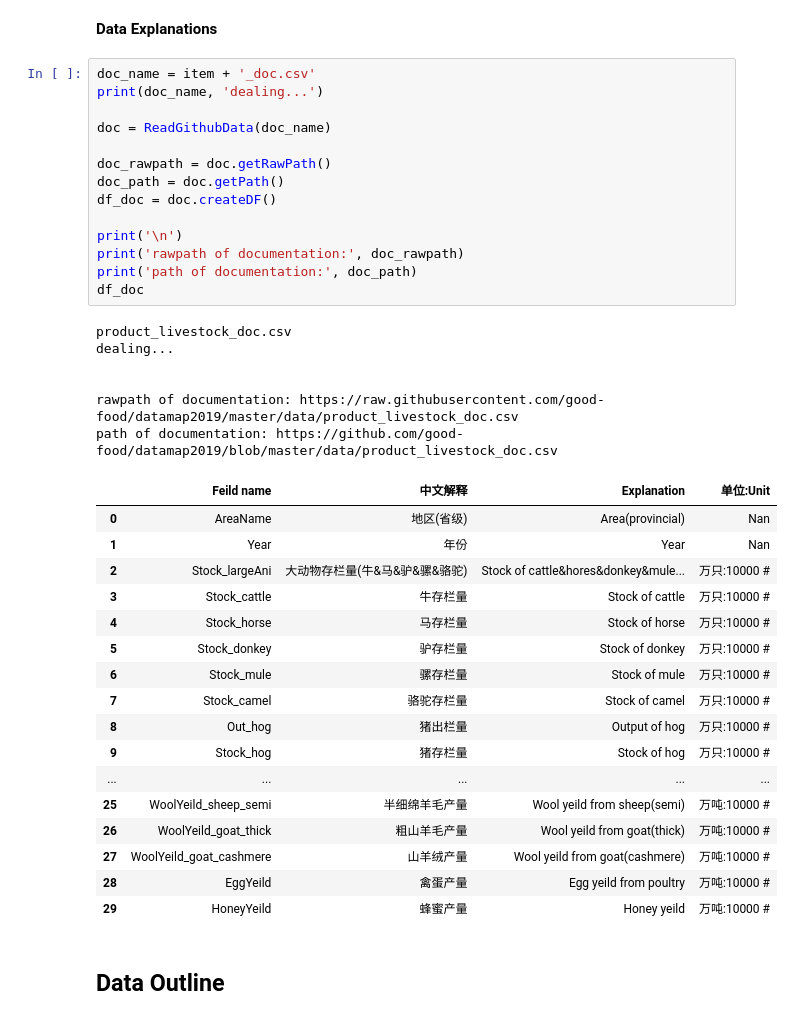
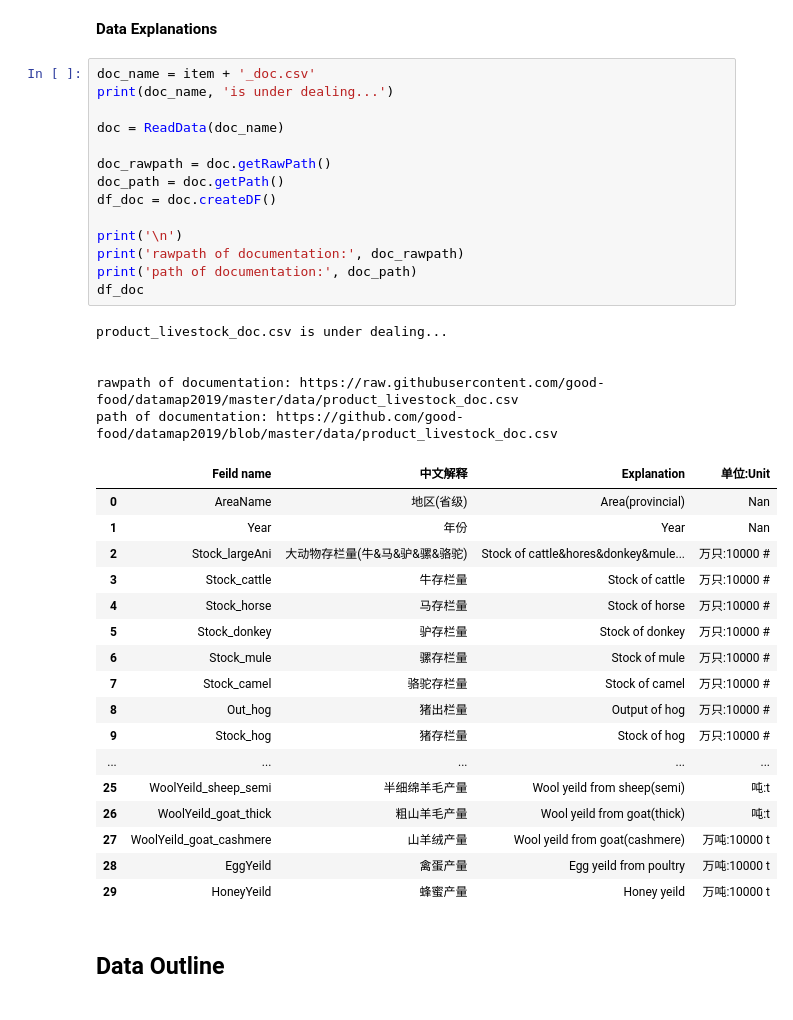
Before and after one commit to meatatlas/datamap2019, a Jupyter notebook: livestock_cleaning.ipynb, the cells around one changed output. Saved outputs shown, nothing was run; the diff lists cells and outputs as text.

Commit message:
product_livestock_doc.csv form optimized

```diff
--- a/livestock_cleaning.ipynb
+++ b/livestock_cleaning.ipynb
@@ -128,42 +121,41 @@ path of data: https://github.com/good-food/datamap2019/blob/master/data/product_
 **Data Explanations**
 # %%
 doc_name = item + '_doc.csv'
-print(doc_name, 'dealing...')
+print(doc_name, 'is under dealing...')
 
-doc = ReadGithubData(doc_name)
+doc = ReadData(doc_name)
 
 doc_rawpath = doc.getRawPath()
 doc_path = doc.getPath()
 df_doc = doc.createDF()
 
 print('\n')
 print('rawpath of documentation:', doc_rawpath)
 print('path of documentation:', doc_path)
 df_doc
 # %% [output]
-product_livestock_doc.csv
-dealing...
+product_livestock_doc.csv is under dealing...
 
 
 rawpath of documentation: https://raw.githubusercontent.com/good-food/datamap2019/master/data/product_livestock_doc.csv
 path of documentation: https://github.com/good-food/datamap2019/blob/master/data/product_livestock_doc.csv
 |  | Feild name | 中文解释 | Explanation | 单位:Unit |
 | 0 | AreaName | 地区(省级) | Area(provincial) | Nan |
 | 1 | Year | 年份 | Year | Nan |
 | 2 | Stock_largeAni | 大动物存栏量(牛&马&驴&骡&骆驼) | Stock of cattle&hores&donkey&mule... | 万只:10000 # |
 | 3 | Stock_cattle | 牛存栏量 | Stock of cattle | 万只:10000 # |
 | 4 | Stock_horse | 马存栏量 | Stock of horse | 万只:10000 # |
 | 5 | Stock_donkey | 驴存栏量 | Stock of donkey | 万只:10000 # |
 | 6 | Stock_mule | 骡存栏量 | Stock of mule | 万只:10000 # |
 | 7 | Stock_camel | 骆驼存栏量 | Stock of camel | 万只:10000 # |
 | 8 | Out_hog | 猪出栏量 | Output of hog | 万只:10000 # |
 | 9 | Stock_hog | 猪存栏量 | Stock of hog | 万只:10000 # |
 | ... | ... | ... | ... | ... |
-| 25 | WoolYeild_sheep_semi | 半细绵羊毛产量 | Wool yeild from sheep(semi) | 万吨:10000 # |
-| 26 | WoolYeild_goat_thick | 粗山羊毛产量 | Wool yeild from goat(thick) | 万吨:10000 # |
-| 27 | WoolYeild_goat_cashmere | 山羊绒产量 | Wool yeild from goat(cashmere) | 万吨:10000 # |
-| 28 | EggYeild | 禽蛋产量 | Egg yeild from poultry | 万吨:10000 # |
-| 29 | HoneyYeild | 蜂蜜产量 | Honey yeild | 万吨:10000 # |
+| 25 | WoolYeild_sheep_semi | 半细绵羊毛产量 | Wool yeild from sheep(semi) | 吨:t |
+| 26 | WoolYeild_goat_thick | 粗山羊毛产量 | Wool yeild from goat(thick) | 吨:t |
+| 27 | WoolYeild_goat_cashmere | 山羊绒产量 | Wool yeild from goat(cashmere) | 万吨:10000 t |
+| 28 | EggYeild | 禽蛋产量 | Egg yeild from poultry | 万吨:10000 t |
+| 29 | HoneyYeild | 蜂蜜产量 | Honey yeild | 万吨:10000 t |
 # %% [markdown]
 ## Data Outline
 # %% [markdown]
```
Also changed, not shown: parts of 25 cells of this notebook, 1 other file.
